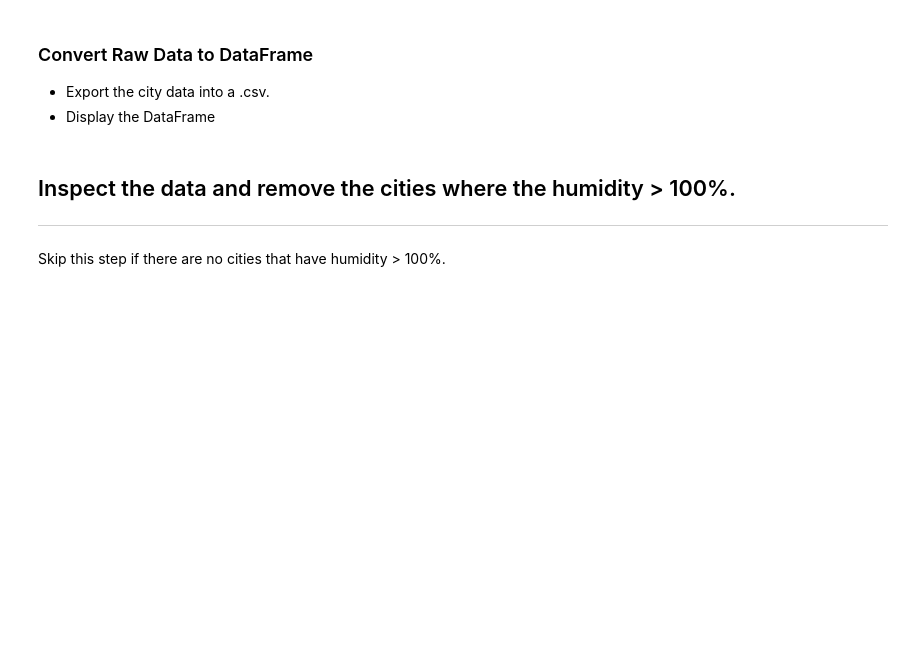
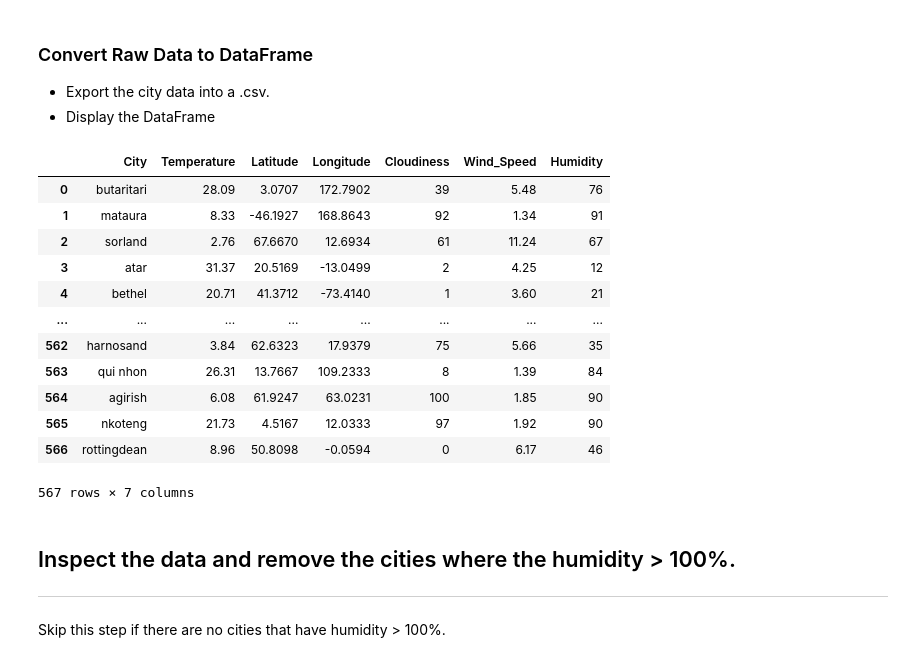
Before and after one commit to scottcerny949/python-api-challenge, a Jupyter notebook: weatherpy/WeatherPy.ipynb, the cells around one changed output. Cells and saved outputs as stored; diff of their text form; code cells hidden in the pictures; blank space fills up the shorter version.

Commit message:
created dataframe and csv export

```diff
--- a/weatherpy/WeatherPy.ipynb
+++ b/weatherpy/WeatherPy.ipynb
@@ -164,3 +164,29 @@ list_cities, temp, lat, long, cloud_pct, wind_speed, humidity
 ### Convert Raw Data to DataFrame
 * Export the city data into a .csv.
 * Display the DataFrame
+# %%
+cities_df = pd.DataFrame({
+    'City': list_cities,
+    'Temperature': temp,
+    'Latitude': lat,
+    'Longitude': long,
+    'Cloudiness': cloud_pct,
+    'Wind_Speed': wind_speed,
+    'Humidity': humidity
+})
+# %%
+cities_df
+# %% [output]
+|  | City | Temperature | Latitude | Longitude | Cloudiness | Wind_Speed | Humidity |
+| 0 | butaritari | 28.09 | 3.0707 | 172.7902 | 39 | 5.48 | 76 |
+| 1 | mataura | 8.33 | -46.1927 | 168.8643 | 92 | 1.34 | 91 |
+| 2 | sorland | 2.76 | 67.6670 | 12.6934 | 61 | 11.24 | 67 |
+| 3 | atar | 31.37 | 20.5169 | -13.0499 | 2 | 4.25 | 12 |
+| 4 | bethel | 20.71 | 41.3712 | -73.4140 | 1 | 3.60 | 21 |
+| ... | ... | ... | ... | ... | ... | ... | ... |
+| 562 | harnosand | 3.84 | 62.6323 | 17.9379 | 75 | 5.66 | 35 |
+| 563 | qui nhon | 26.31 | 13.7667 | 109.2333 | 8 | 1.39 | 84 |
+| 564 | agirish | 6.08 | 61.9247 | 63.0231 | 100 | 1.85 | 90 |
+| 565 | nkoteng | 21.73 | 4.5167 | 12.0333 | 97 | 1.92 | 90 |
+| 566 | rottingdean | 8.96 | 50.8098 | -0.0594 | 0 | 6.17 | 46 |
+567 rows × 7 columns
```
Also changed, not shown: parts of 1 cell of this notebook, 1 other file.
